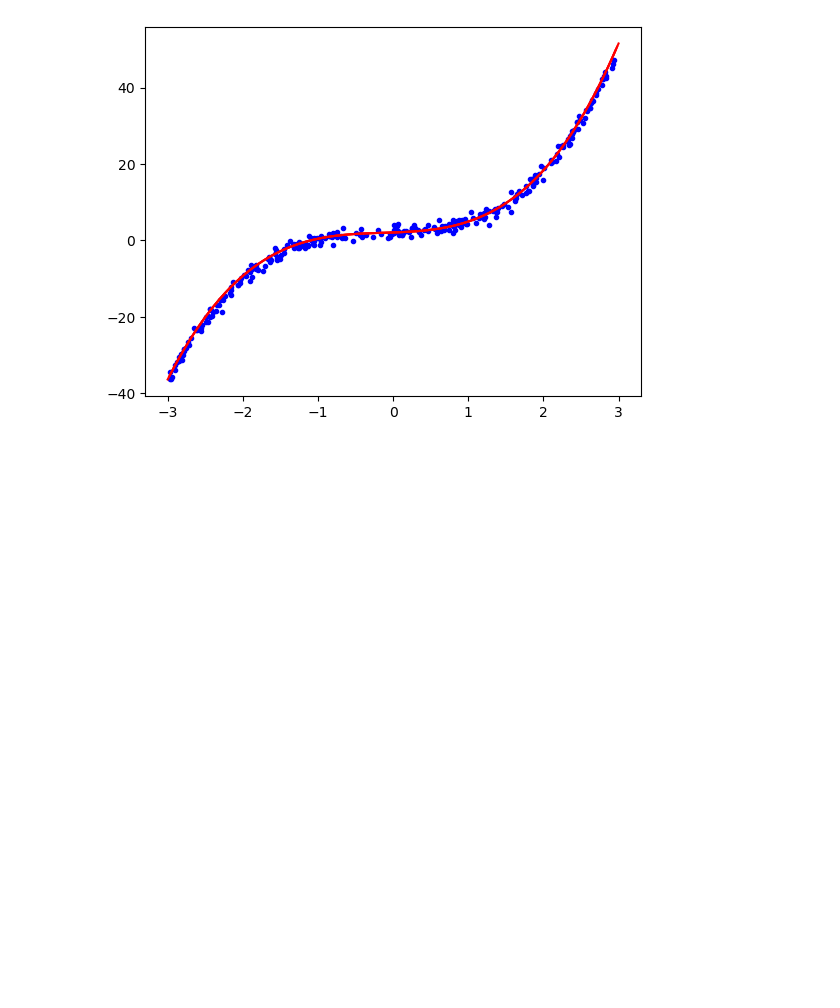
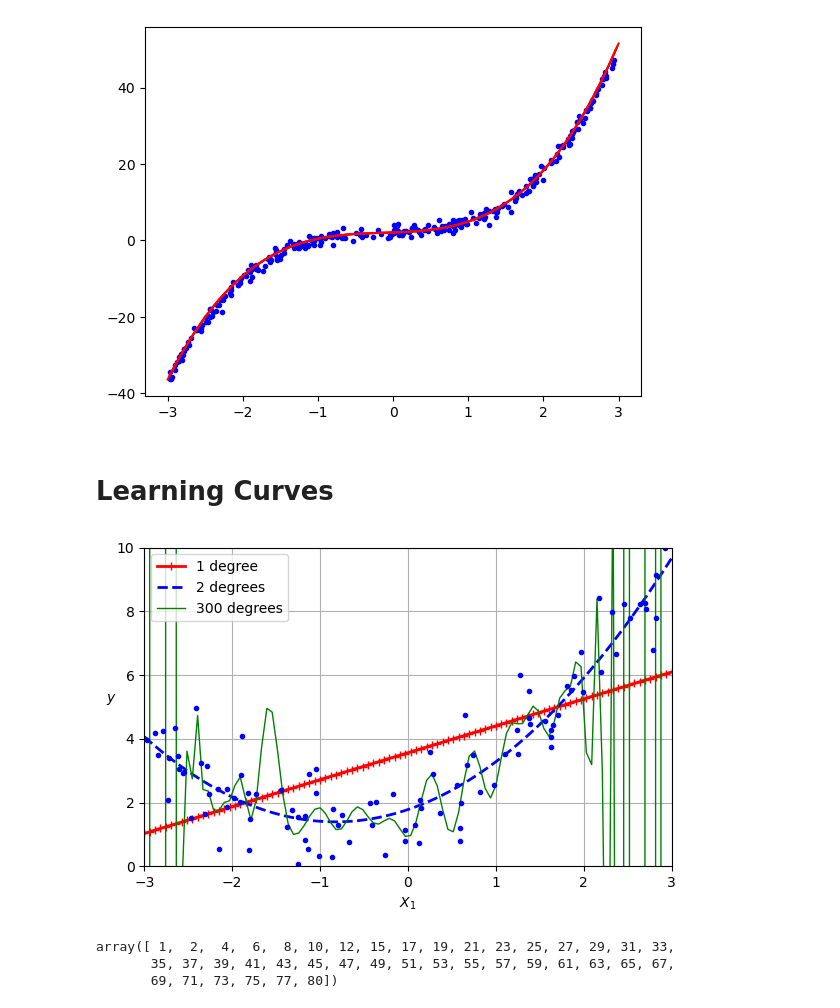
Before and after one commit to Raichi1/Hands-On-Machine-Learning-3rd-Edition, a Jupyter notebook: Chapter-4_Training-Models/code/code.ipynb, the cells around one changed output. Cells and saved outputs as stored; diff of their text form; code cells hidden in the pictures; blank space fills up the shorter version.

Commit message:
learning curve

```diff
--- a/Chapter-4_Training-Models/code/code.ipynb
+++ b/Chapter-4_Training-Models/code/code.ipynb
@@ -349,7 +349,6 @@ plt.show()
 # %%
 np.random.seed(42)
 
-m = 100
 X1 = 6 * np.random.rand(m, 3) - 3
-y = 1.5 * X1**3 + 0.5 * X1**2 +  + X1 + 2 + np.random.randn(m, 1)
+y1 = 1.5 * X1**3 + 0.5 * X1**2 +  + X1 + 2 + np.random.randn(m, 1)
 # %%
@@ -358,21 +357,49 @@ plt.show()
 # %% [output]
 [figure]
 # %%
-poly_features = PolynomialFeatures(degree = 3, include_bias = False)
-X_poly = poly_features.fit_transform(X1)
+poly_features_3 = PolynomialFeatures(degree = 3, include_bias = False)
+X_poly_3 = poly_features_3.fit_transform(X1)
 # %%
 lin_reg = LinearRegression()
-lin_reg.fit(X_poly, y)
+lin_reg.fit(X_poly_3, y1)
 # %% [output]
 LinearRegression()
 # %%
-X_new = np.linspace(-3, 3, 300).reshape(100, 3)
-X_new_poly = poly_features.transform(X_new)
-y_new = lin_reg.predict(X_new_poly)
+X_new_3 = np.linspace(-3, 3, 300).reshape(100, 3)
+X_new_poly_3 = poly_features_3.transform(X_new)
+y_new_3 = lin_reg.predict(X_new_poly_3)
 
-plt.plot(X1, y, "b.")
-plt.plot(X_new, y_new, "r-")
+plt.plot(X1, y1, "b.")
+plt.plot(X_new_3, y_new_3, "r-")
 
 plt.show()
 # %% [output]
 [figure]
+# %% [markdown]
+# Learning Curves
+# %%
+from sklearn.preprocessing import StandardScaler
+from sklearn.pipeline import make_pipeline
+
+plt.figure(figsize = (6, 4))
+
+for style, width, degree in (("r-+", 2, 1), ("b--", 2, 2), ("g-", 1, 300)):
+    poly_features = PolynomialFeatures(degree = degree, include_bias = False)
+    standard_scaler = StandardScaler()
+    lin_reg = LinearRegression()
+    preprocessing = make_pipeline(poly_features, standard_scaler, lin_reg)
+    preprocessing.fit(X, y)
+    y_pred = preprocessing.predict(X_new)
+    label = f"{degree} degree{'s' if degree > 1 else ''}"
+    plt.plot(X_new, y_pred, style, linewidth = width, label = label)
+
+plt.plot(X, y, "b.", linewidth = 2)
+plt.ylabel("$y$", rotation = 0)
+plt.xlabel("$X_1$")
+plt.legend(loc = "upper left")
+plt.axis([-3, 3, 0, 10])
+plt.grid()
+save_fig("high_degree_polynomials_plot")
+plt.show()
+# %% [output]
+[figure, added]
@@ -378,0 +412,6 @@ plt.show()
+# %%
+train_sizes
+# %% [output]
+array([ 1,  2,  4,  6,  8, 10, 12, 15, 17, 19, 21, 23, 25, 27, 29, 31, 33,
+       35, 37, 39, 41, 43, 45, 47, 49, 51, 53, 55, 57, 59, 61, 63, 65, 67,
+       69, 71, 73, 75, 77, 80])
```
Also changed, not shown: parts of 5 cells of this notebook, 1 other file.
